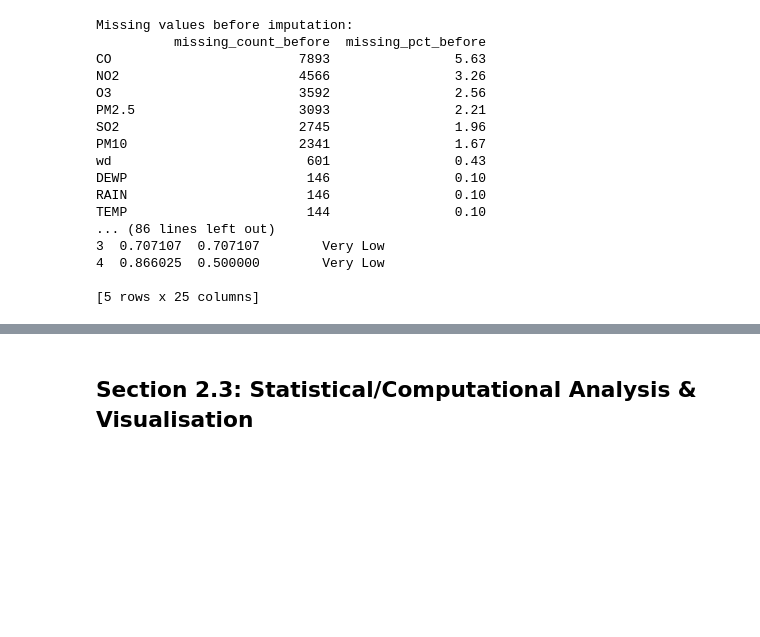
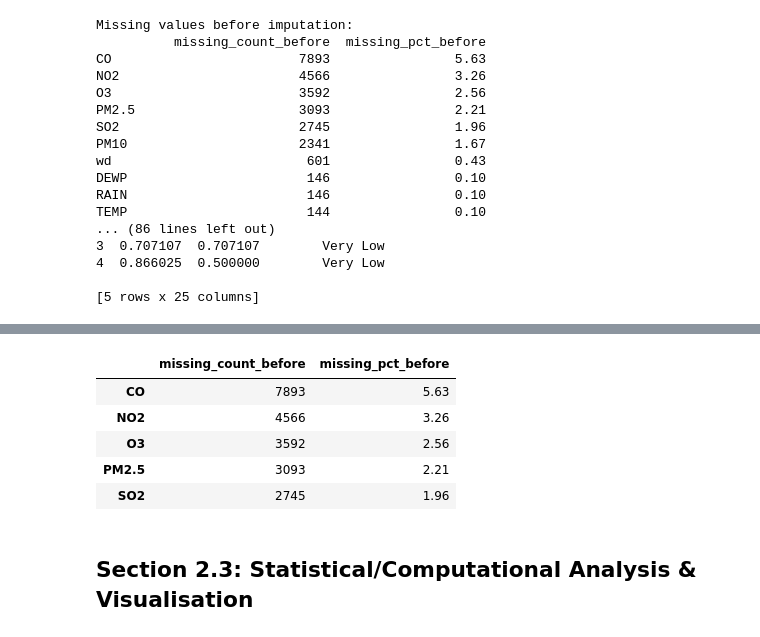
Before and after one commit to agbogunleyefayosope27-gif/CMP7005-PRAC1, a Jupyter notebook: CMP7005.ipynb, the cells around one changed output, grey strips where cells are left out. Saved outputs shown, nothing was run; the diff lists cells and outputs as text; code cells hidden in the pictures; blank space fills up the shorter version.

```diff
--- a/CMP7005.ipynb
+++ b/CMP7005.ipynb
@@ -261,3 +304,12 @@ TEMP                       144                0.10
+# %%
+missing_before.head()
+# %% [output]
+|  | missing_count_before | missing_pct_before |
+| CO | 7893 | 5.63 |
+| NO2 | 4566 | 3.26 |
+| O3 | 3592 | 2.56 |
+| PM2.5 | 3093 | 2.21 |
+| SO2 | 2745 | 1.96 |
 # %% [markdown]
 ## **Section 2.3: Statistical/Computational Analysis & Visualisation**
 # %% [markdown]
```
Also changed, not shown: parts of 5 cells of this notebook.
